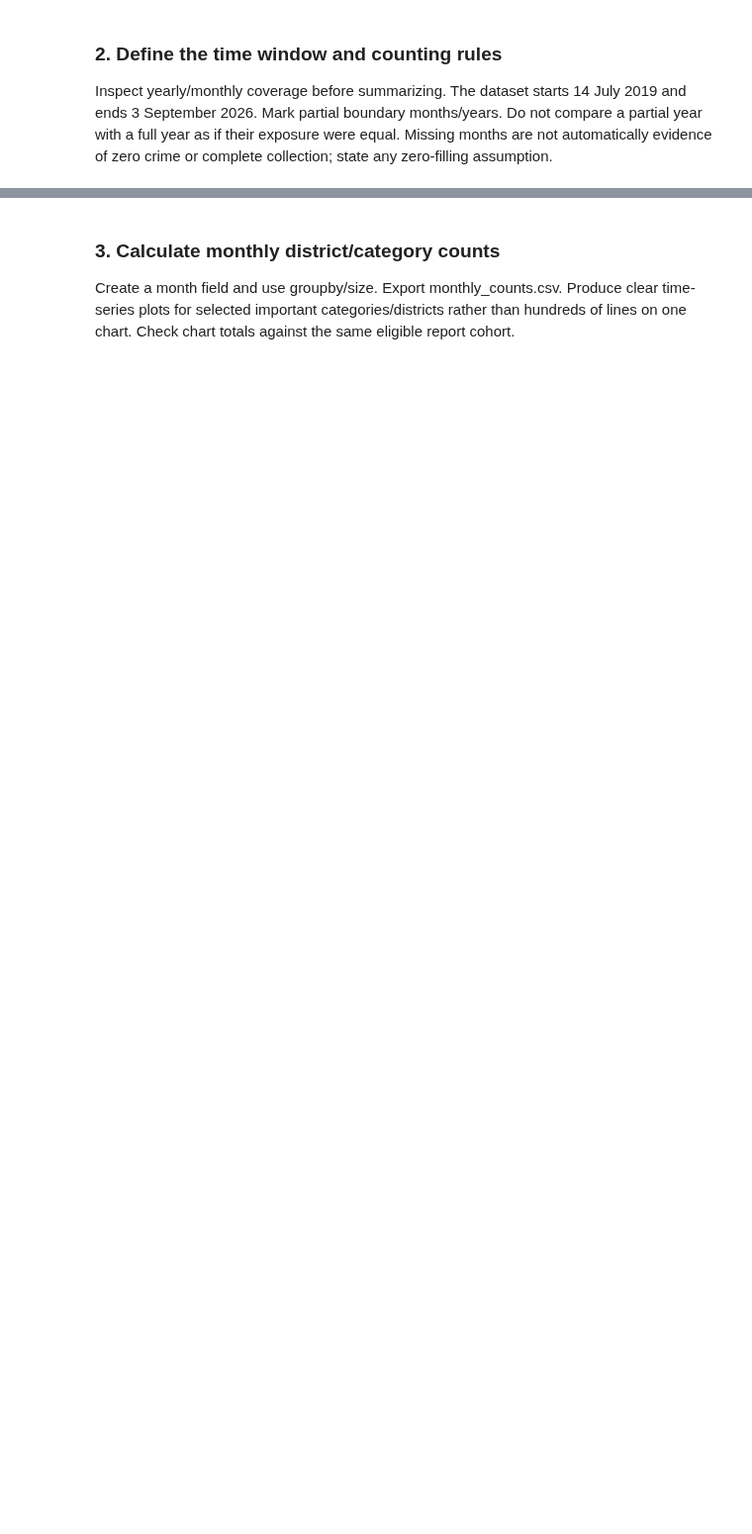
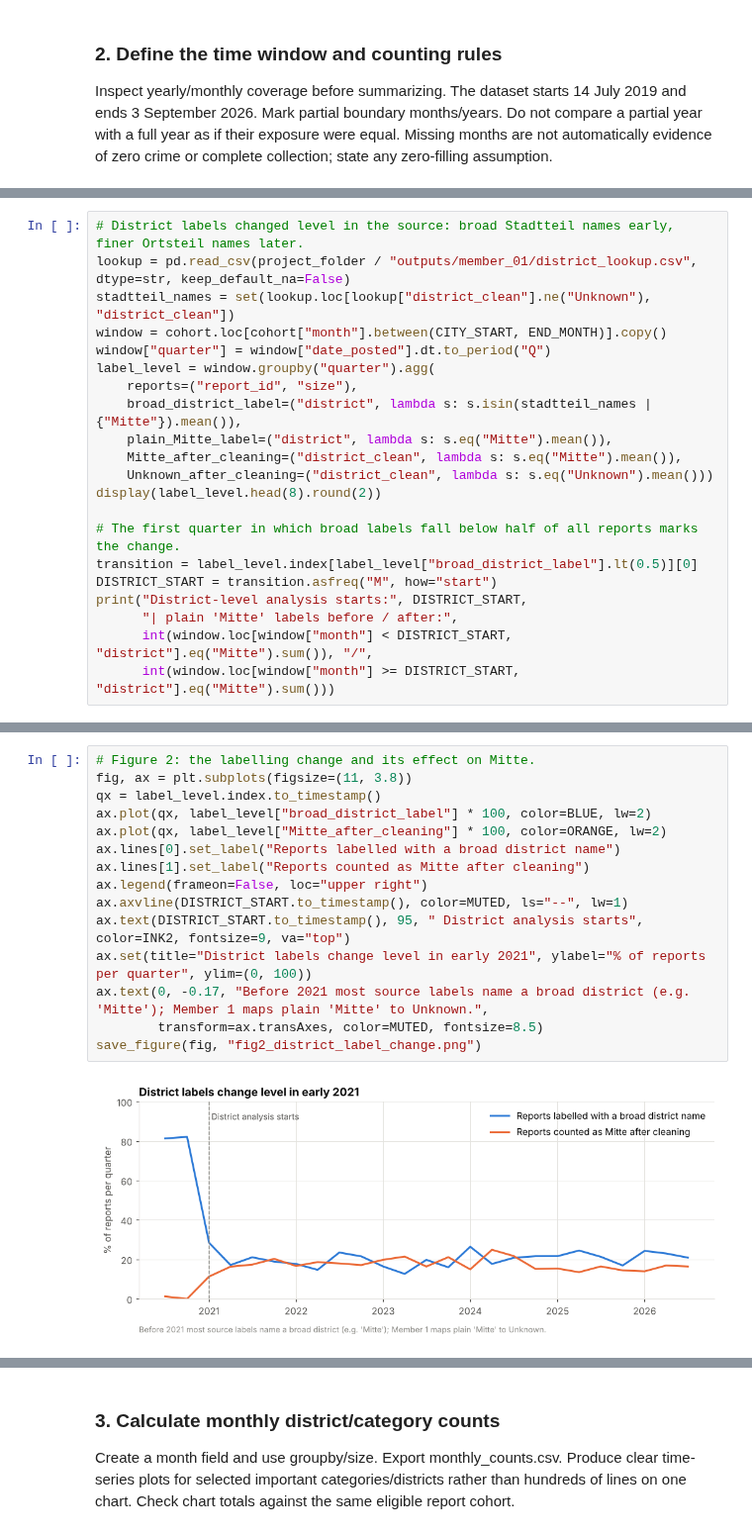
Before and after one commit to mshongwe775/bremen-crime-data-analytics, a Jupyter notebook: team_notebooks/05_time_and_anomalies.ipynb, the cells around one changed output, grey strips where cells are left out. Shown at 99% size. Drawn from its saved outputs; the diff is of its cells as text; blank space fills up the shorter version.

```diff
--- a/team_notebooks/05_time_and_anomalies.ipynb
+++ b/team_notebooks/05_time_and_anomalies.ipynb
@@ -98,0 +287,21 @@ Inspect yearly/monthly coverage before summarizing. The dataset starts 14 July 2
+# %%
+# District labels changed level in the source: broad Stadtteil names early, finer Ortsteil names later.
+lookup = pd.read_csv(project_folder / "outputs/member_01/district_lookup.csv", dtype=str, keep_default_na=False)
+stadtteil_names = set(lookup.loc[lookup["district_clean"].ne("Unknown"), "district_clean"])
+window = cohort.loc[cohort["month"].between(CITY_START, END_MONTH)].copy()
+window["quarter"] = window["date_posted"].dt.to_period("Q")
+label_level = window.groupby("quarter").agg(
+    reports=("report_id", "size"),
+    broad_district_label=("district", lambda s: s.isin(stadtteil_names | {"Mitte"}).mean()),
+    plain_Mitte_label=("district", lambda s: s.eq("Mitte").mean()),
+    Mitte_after_cleaning=("district_clean", lambda s: s.eq("Mitte").mean()),
+    Unknown_after_cleaning=("district_clean", lambda s: s.eq("Unknown").mean()))
+display(label_level.head(8).round(2))
+
+# The first quarter in which broad labels fall below half of all reports marks the change.
+transition = label_level.index[label_level["broad_district_label"].lt(0.5)][0]
+DISTRICT_START = transition.asfreq("M", how="start")
+print("District-level analysis starts:", DISTRICT_START,
+      "| plain 'Mitte' labels before / after:",
+      int(window.loc[window["month"] < DISTRICT_START, "district"].eq("Mitte").sum()), "/",
+      int(window.loc[window["month"] >= DISTRICT_START, "district"].eq("Mitte").sum()))
@@ -98,0 +320,17 @@ Inspect yearly/monthly coverage before summarizing. The dataset starts 14 July 2
+# %%
+# Figure 2: the labelling change and its effect on Mitte.
+fig, ax = plt.subplots(figsize=(11, 3.8))
+qx = label_level.index.to_timestamp()
+ax.plot(qx, label_level["broad_district_label"] * 100, color=BLUE, lw=2)
+ax.plot(qx, label_level["Mitte_after_cleaning"] * 100, color=ORANGE, lw=2)
+ax.lines[0].set_label("Reports labelled with a broad district name")
+ax.lines[1].set_label("Reports counted as Mitte after cleaning")
+ax.legend(frameon=False, loc="upper right")
+ax.axvline(DISTRICT_START.to_timestamp(), color=MUTED, ls="--", lw=1)
+ax.text(DISTRICT_START.to_timestamp(), 95, " District analysis starts", color=INK2, fontsize=9, va="top")
+ax.set(title="District labels change level in early 2021", ylabel="% of reports per quarter", ylim=(0, 100))
+ax.text(0, -0.17, "Before 2021 most source labels name a broad district (e.g. 'Mitte'); Member 1 maps plain 'Mitte' to Unknown.",
+        transform=ax.transAxes, color=MUTED, fontsize=8.5)
+save_figure(fig, "fig2_district_label_change.png")
+# %% [output]
+[figure, added]
```
Also changed, not shown: parts of 46 cells of this notebook, 11 other files.
